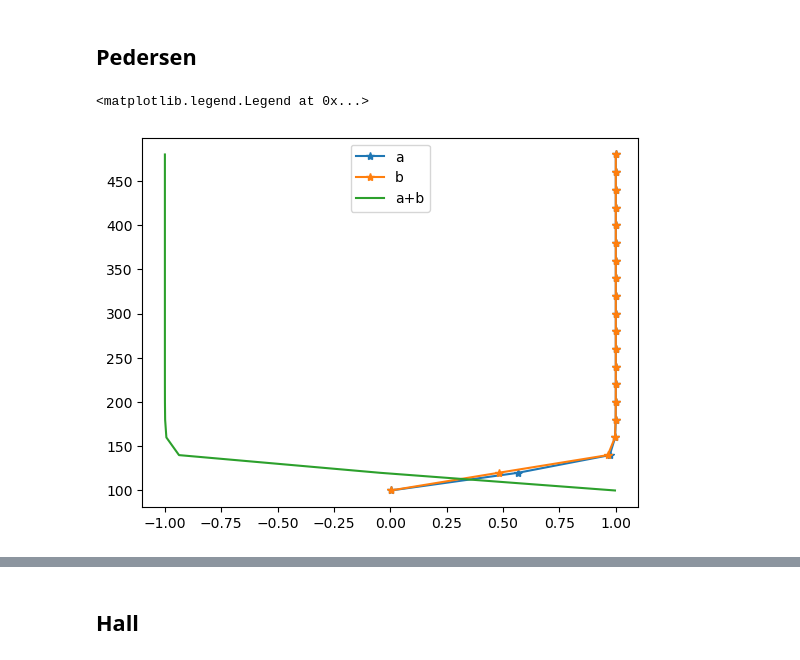
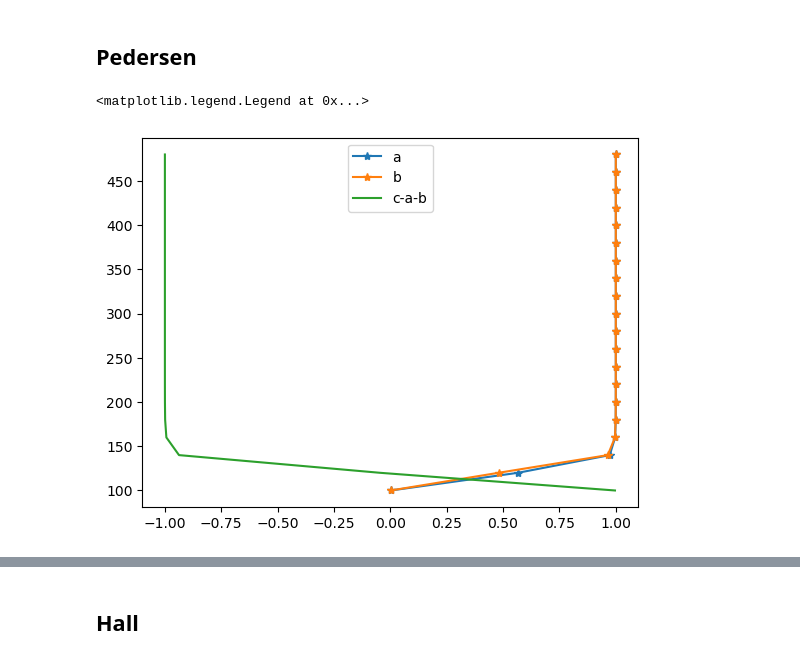
Before and after one commit to cacaudomal/Condiono2-5, a Jupyter notebook: Validacao.ipynb, the cells around one changed output, grey strips where cells are left out. Cells and saved outputs as stored; diff of their text form; code cells hidden in the pictures.

```diff
--- a/Validacao.ipynb
+++ b/Validacao.ipynb
@@ -254,12 +254,12 @@ c = (fen)/((we**2 + fen**2))
 # %%
 plt.plot(a,h,'-*',label='a')
 plt.plot(b,h,'-*',label='b')
 #plt.plot(c,h,'-*',label="c")
-plt.plot(c-a-b,h,label='a+b')
+plt.plot(c-a-b,h,label='c-a-b')
 plt.legend()
 # %% [output]
 <matplotlib.legend.Legend at 0x...>
-[figure, old version]
+[figure, new version]
 # %%
 e = -1.602177e-19
 
```
Also changed, not shown: parts of 9 cells of this notebook, 2 other files.
